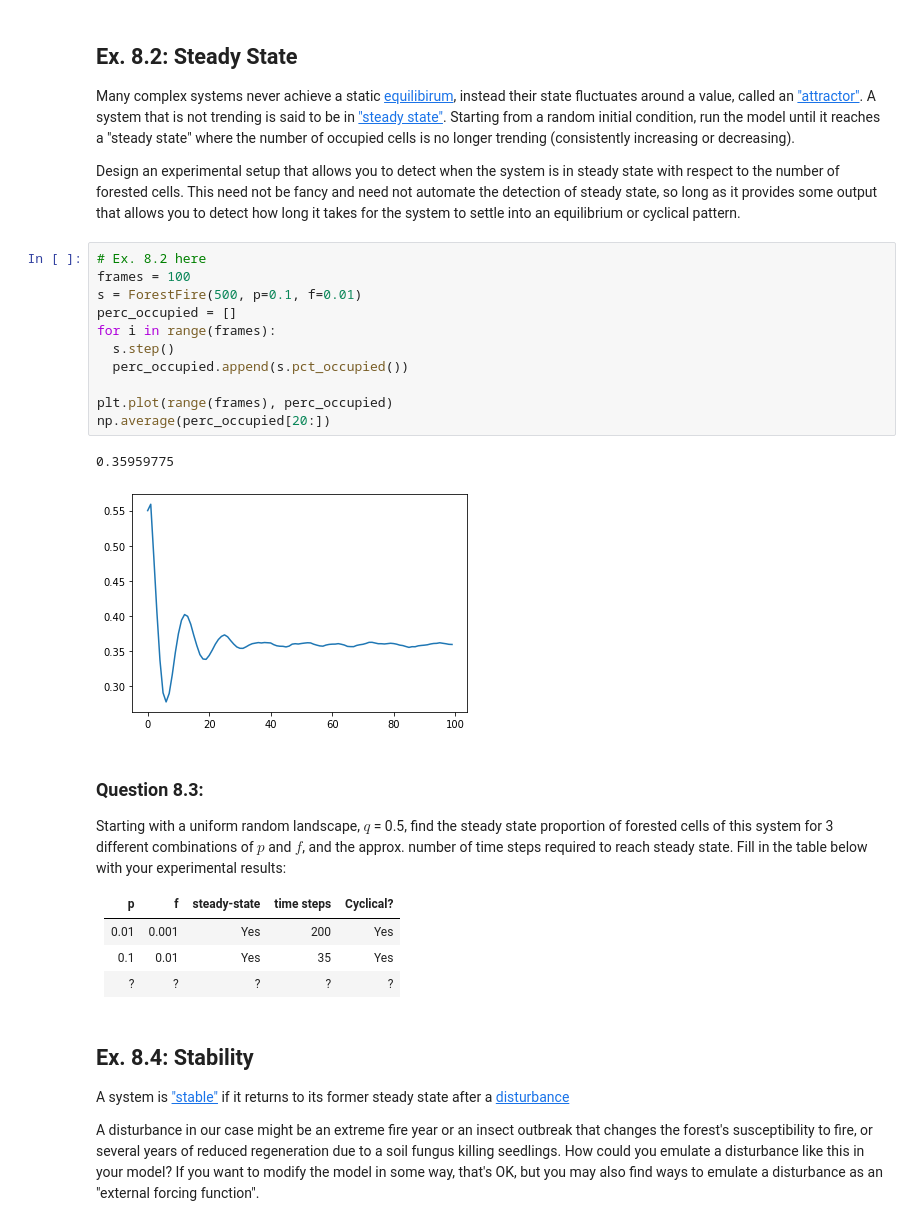
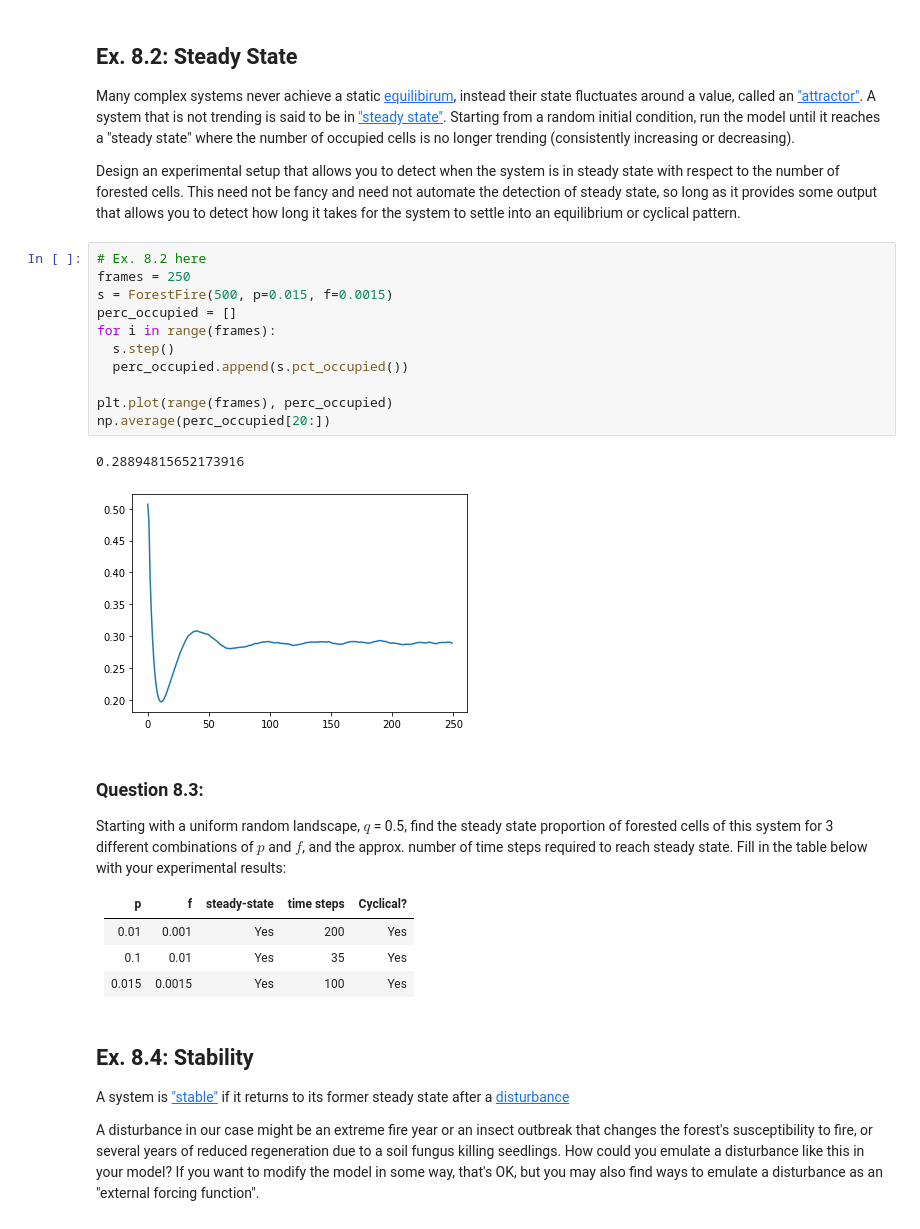
Before and after one commit to StoneMason495/cap-comp215, a Jupyter notebook: labs/lab08ZM.ipynb, the cells around one changed output. Cells and saved outputs as stored; diff of their text form.

```diff
--- a/labs/lab08ZM.ipynb
+++ b/labs/lab08ZM.ipynb
@@ -261,18 +261,18 @@ Design an experimental setup that allows you to detect when the system is in ste
 This need not be fancy and need not automate the detection of steady state, so long as it provides some output that allows you to detect how long it takes for the system to settle into an equilibrium or cyclical pattern.
 # %%
 # Ex. 8.2 here
-frames = 100
-s = ForestFire(500, p=0.1, f=0.01)
+frames = 250
+s = ForestFire(500, p=0.015, f=0.0015)
 perc_occupied = []
 for i in range(frames):
   s.step()
   perc_occupied.append(s.pct_occupied())
 
 plt.plot(range(frames), perc_occupied)
 np.average(perc_occupied[20:])
 # %% [output]
-0.35959775
+0.28894815652173916
-[figure, old version]
+[figure, new version]
 # %% [markdown]
 ### Question 8.3:
 Starting with a uniform random landscape, $q$ = 0.5, find the steady state proportion of forested cells of this system for 3 different combinations of $p$ and $f$, and the approx. number of time steps required to reach steady state.
@@ -282,7 +282,7 @@ Fill in the table below with your experimental results:
 |----|-----|--------------|------------|-----------|
 | 0.01 | 0.001 | Yes        | 200          | Yes         |
 | 0.1  | 0.01   | Yes            | 35          | Yes         |
-| ?  | ?   | ?            | ?          | ?         |
+| 0.015  | 0.0015   | Yes            | 100          | Yes         |
 # %% [markdown]
 ## Ex. 8.4: Stability
 A system is ["stable"](https://en.wikipedia.org/wiki/Ecological_stability) if it returns to its former steady state after a [disturbance](https://en.wikipedia.org/wiki/Disturbance_(ecology))
```
Also changed, not shown: parts of 5 cells of this notebook.
